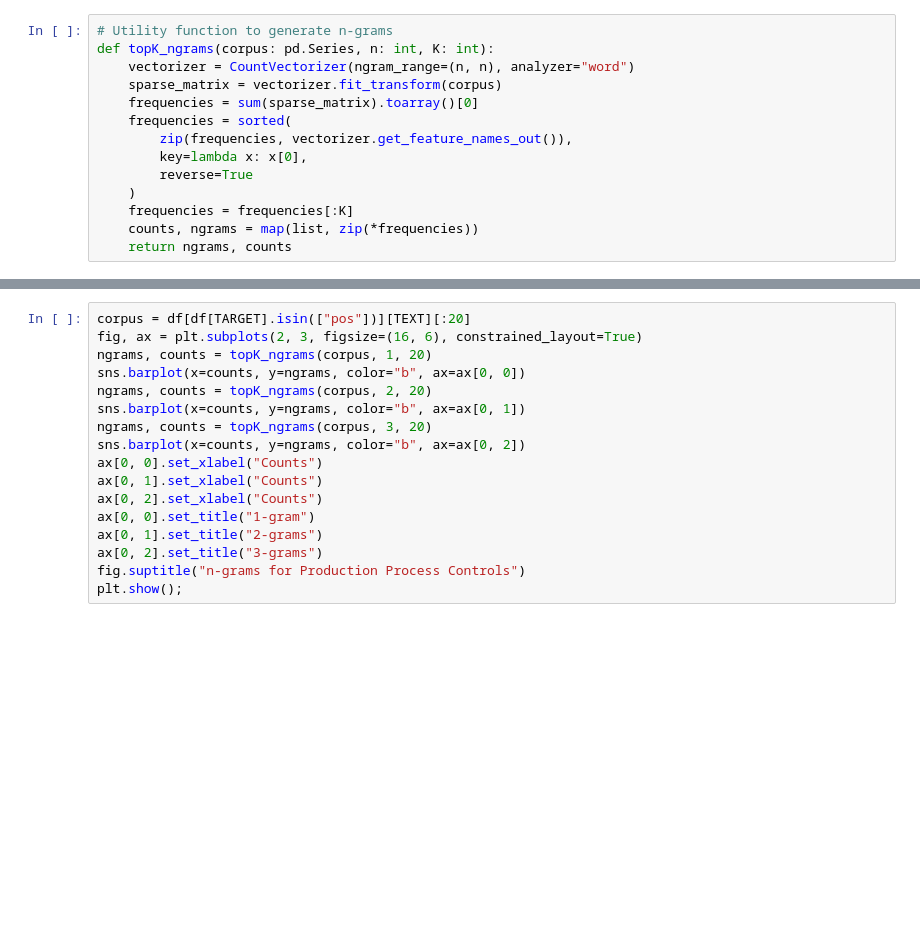
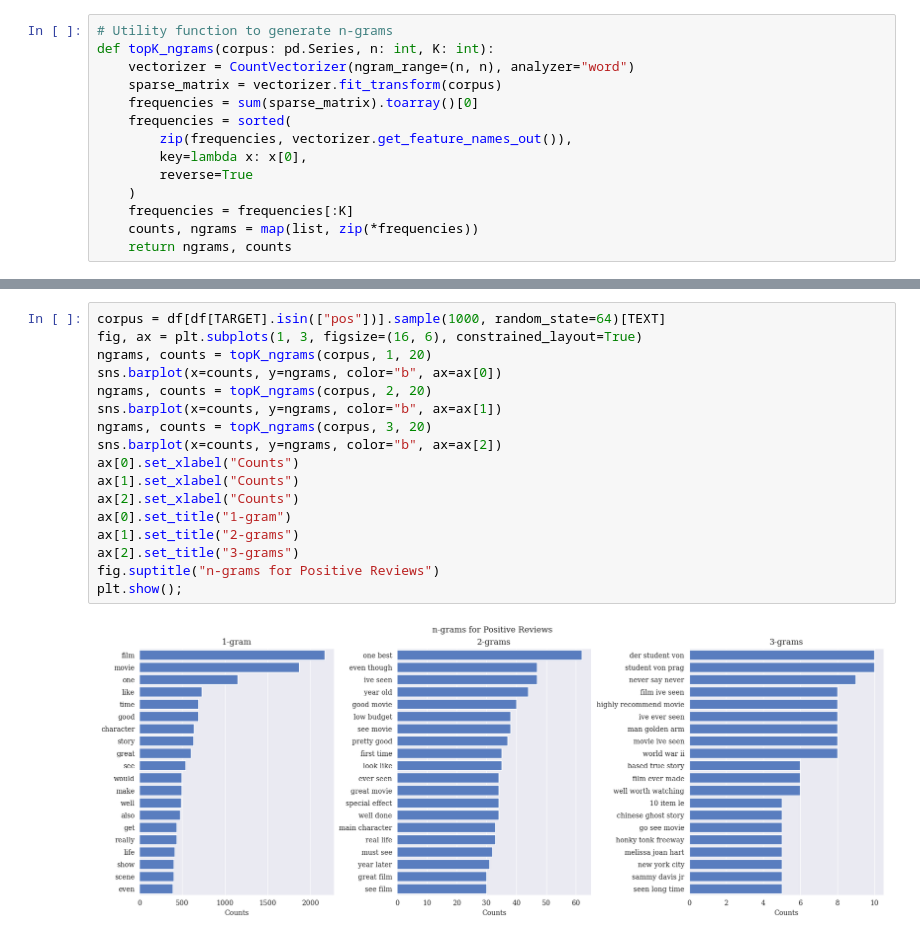
Before and after one commit to vishu-tyagi/Sentiment-Analysis-IMDB, a Jupyter notebook: notebooks/exploratory-data-analysis.ipynb, the cells around one changed output, grey strips where cells are left out. Drawn from its saved outputs; the diff is of its cells as text; blank space fills up the shorter version.

```diff
--- a/notebooks/exploratory-data-analysis.ipynb
+++ b/notebooks/exploratory-data-analysis.ipynb
@@ -181,18 +186,20 @@ plt.show();
 # %%
-corpus = df[df[TARGET].isin(["pos"])][TEXT][:20]
-fig, ax = plt.subplots(2, 3, figsize=(16, 6), constrained_layout=True)
+corpus = df[df[TARGET].isin(["pos"])].sample(1000, random_state=64)[TEXT]
+fig, ax = plt.subplots(1, 3, figsize=(16, 6), constrained_layout=True)
 ngrams, counts = topK_ngrams(corpus, 1, 20)
-sns.barplot(x=counts, y=ngrams, color="b", ax=ax[0, 0])
+sns.barplot(x=counts, y=ngrams, color="b", ax=ax[0])
 ngrams, counts = topK_ngrams(corpus, 2, 20)
-sns.barplot(x=counts, y=ngrams, color="b", ax=ax[0, 1])
+sns.barplot(x=counts, y=ngrams, color="b", ax=ax[1])
 ngrams, counts = topK_ngrams(corpus, 3, 20)
-sns.barplot(x=counts, y=ngrams, color="b", ax=ax[0, 2])
-ax[0, 0].set_xlabel("Counts")
-ax[0, 1].set_xlabel("Counts")
-ax[0, 2].set_xlabel("Counts")
-ax[0, 0].set_title("1-gram")
-ax[0, 1].set_title("2-grams")
-ax[0, 2].set_title("3-grams")
-fig.suptitle("n-grams for Production Process Controls")
+sns.barplot(x=counts, y=ngrams, color="b", ax=ax[2])
+ax[0].set_xlabel("Counts")
+ax[1].set_xlabel("Counts")
+ax[2].set_xlabel("Counts")
+ax[0].set_title("1-gram")
+ax[1].set_title("2-grams")
+ax[2].set_title("3-grams")
+fig.suptitle("n-grams for Positive Reviews")
 plt.show();
+# %% [output]
+[figure, added]
 # %%
```
Also changed, not shown: parts of 7 cells of this notebook, 2 other files.
